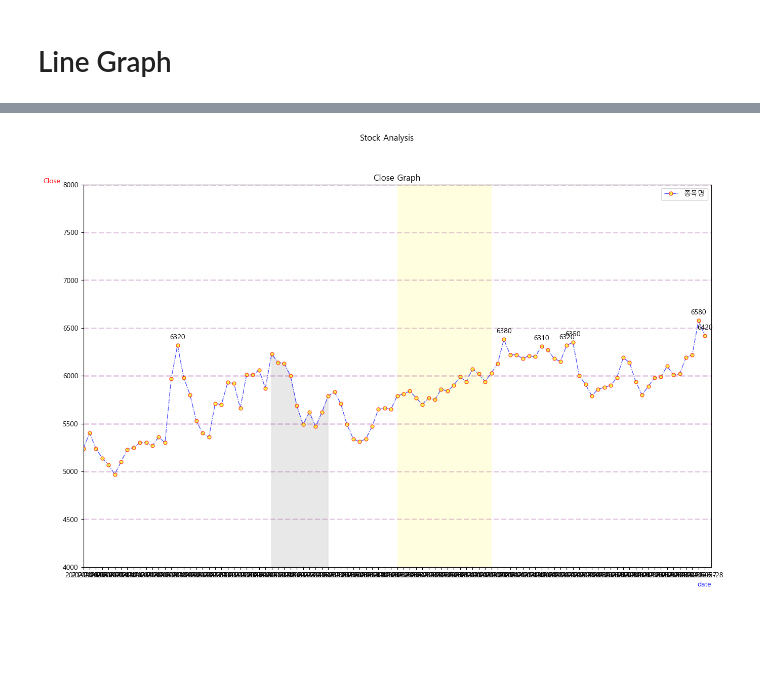
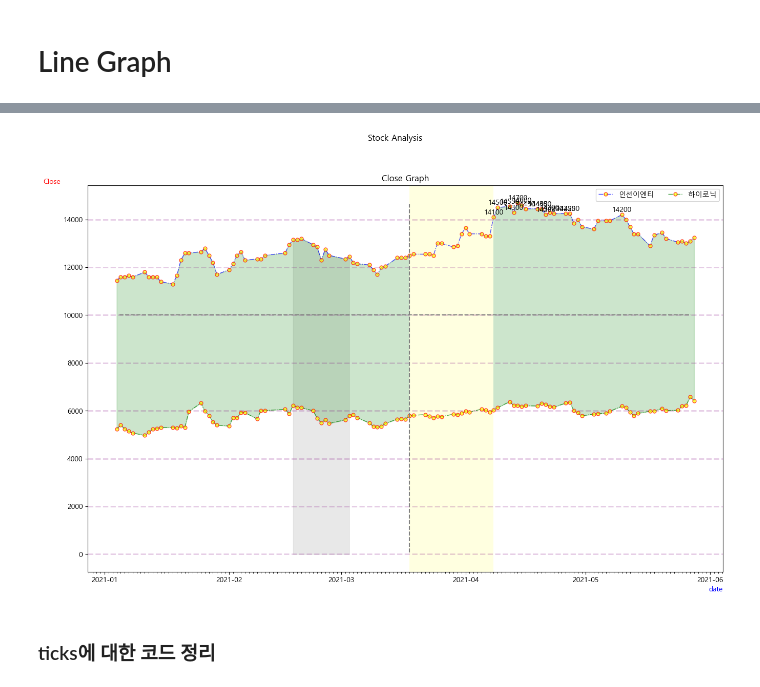
Before and after one commit to iop2000win/Basic, a Jupyter notebook: Visualization_Basic.ipynb, the cells around one changed output, grey strips where cells are left out. Drawn from its saved outputs; the diff is of its cells as text; code cells hidden in the pictures; blank space fills up the shorter version.

Commit message:
Update Notebook File [Visualization_Basic.ipynb]

```diff
--- a/Visualization_Basic.ipynb
+++ b/Visualization_Basic.ipynb
@@ -51,9 +47,15 @@ display(df.head())
+# %%
+ent_df = pd.read_csv('./ent_2021.csv', nrows = 100)
+hironic_df = pd.read_csv('./hironic_2021.csv', nrows = 100)
+
+ent_df['Date'] = ent_df['Date'].apply(lambda x: datetime.strptime(x, '%Y-%m-%d'))
+hironic_df['Date'] = hironic_df['Date'].apply(lambda x: datetime.strptime(x, '%Y-%m-%d'))
 # %%
 # figure와 ax 설정
 fig, axes = plt.subplots(1, 1, figsize = (16, 10), dpi = 100)
 
-axes.plot(df['Date'],  # x축으로 설정할 데이터
-          df['Close'], # y축으로 설정할 데이터
+axes.plot(ent_df['Date'],  # x축으로 설정할 데이터
+          ent_df['Close'], # y축으로 설정할 데이터
           marker = 'o',
           markersize = 5,
           markerfacecolor = 'yellow',
@@ -62,56 +64,92 @@ axes.plot(df['Date'],  # x축으로 설정할 데이터
           linewidth = 1,
           alpha = 0.7,
           color = 'b',
-          label = '종목명'
+          label = '인선이엔티'
          )
 
+# 여러 그래프를 한 축에 그리고 싶을 경우
+axes.plot(hironic_df['Date'],  # x축으로 설정할 데이터
+          hironic_df['Close'], # y축으로 설정할 데이터
+          marker = 'o',
+          markersize = 5,
+          markerfacecolor = 'yellow',
+          markeredgecolor = 'red',
+          linestyle = '-.',
+          linewidth = 1,
+          alpha = 0.7,
+          color = 'g',
+          label = '하이로닉'
+         )
+
+# 수평/수직선 그리기
+axes.axhline(10000,
+             0.05, 0.95,
+             color = 'gray',
+             linestyle = '--')
+axes.axvline(ent_df['Date'][50],
+             0.05, 0.95,
+             color = 'gray',
+             linestyle = '--')
+
 # 그래프 영역 색 입히기
-axes.fill_between(df['Date'][30:40],
-                  df['Close'][30:40],
+axes.fill_between(ent_df['Date'][30:40],
+                  ent_df['Close'][30:40],
                   color = 'lightgray',
                   alpha = 0.5)
 
 # 그래프 구간 색 입히기
-start = df['Date'][50]
-end = df['Date'][65]
+start = ent_df['Date'][50]
+end = ent_df['Date'][65]
 axes.axvspan(start, end,
              facecolor = 'lightyellow')
+axes.fill_between(ent_df['Date'],
+                  ent_df['Close'],
+                  hironic_df['Close'],
+                  color = 'g',
+                  alpha = 0.2)
 
 # text 작성
-text_data = df.loc[df['Close'] > 6300][['Date', 'Close']].copy()
+text_data = ent_df.loc[ent_df['Close'] > 14000][['Date', 'Close']].copy()
 for x, y in text_data.values:
     axes.text(x, # 텍스트 작성할 x 좌표
               y + 50, # 텍스트 작성할 y 좌표
               y, # 텍스트 내용
               ha = 'center',
               va = 'bottom') # 좌표에서 텍스트 포지션 설정
 
+# 세부사항 설정
 fig.suptitle('Stock Analysis')
+# axes.set(xlabel = 'date', ylabel = 'Close', title = '')
 axes.set_title('Close Graph')
-# axes.set(xlabel = 'date', ylabel = 'Close')
 axes.set_xlabel('date',
                 color = 'blue',
                 loc = 'right' # loc = (center, left, right)
                )
 axes.set_ylabel('Close',
                 color = 'red',
                 rotation = 'horizontal',
                 loc = 'top' # loc = (center, bottom, top)
                )
-# axes.set_xticks(np.arange(len(a)))
-# axes.set_xticklabels(a)  *** tick 작성에 대해서는 좀 더 알아봐야 할 듯하다.
+
+# tick 설정
+axes.xaxis.set_major_locator(mdates.MonthLocator(interval = 1))
+axes.xaxis.set_major_formatter(mdates.DateFormatter('%Y-%m'))
+axes.xaxis.set_minor_locator(mdates.DayLocator())
+
 axes.grid(axis = 'y',
           color = 'purple',
           alpha = 0.2,
           linewidth = 2,
           linestyle = '--'
          )
-axes.set_xlim(0, 100)
-axes.set_ylim(4000, 8000)
+# axes.set_xlim(0, 100)
+# axes.set_ylim(4000, 8000)
 axes.legend(loc = 'upper right',
-            ncol = 1)
+            ncol = 2)
 
 # plt.savefig(save_path, dpi = 300)
 plt.show()
 # %% [output]
-[figure, old version]
+[figure, new version]
+# %% [markdown]
+### ticks에 대한 코드 정리
```
Also changed, not shown: parts of 12 cells of this notebook.
